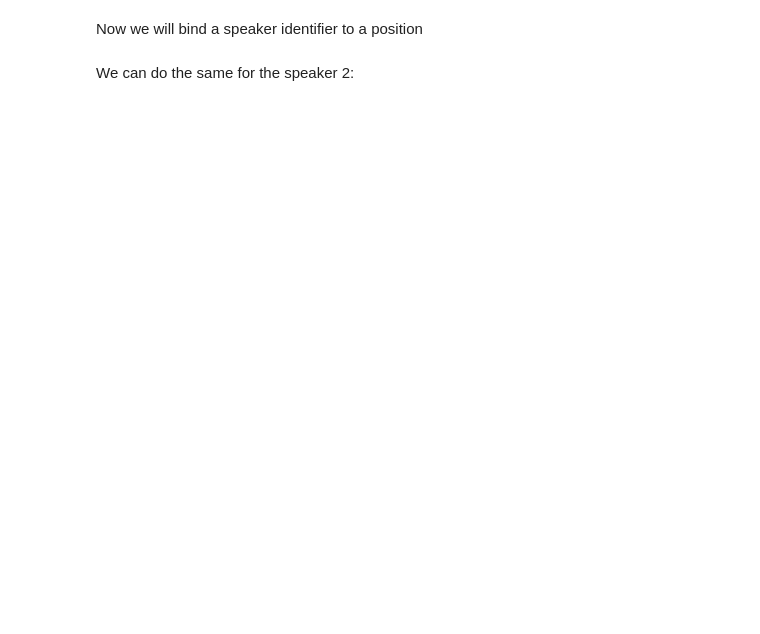
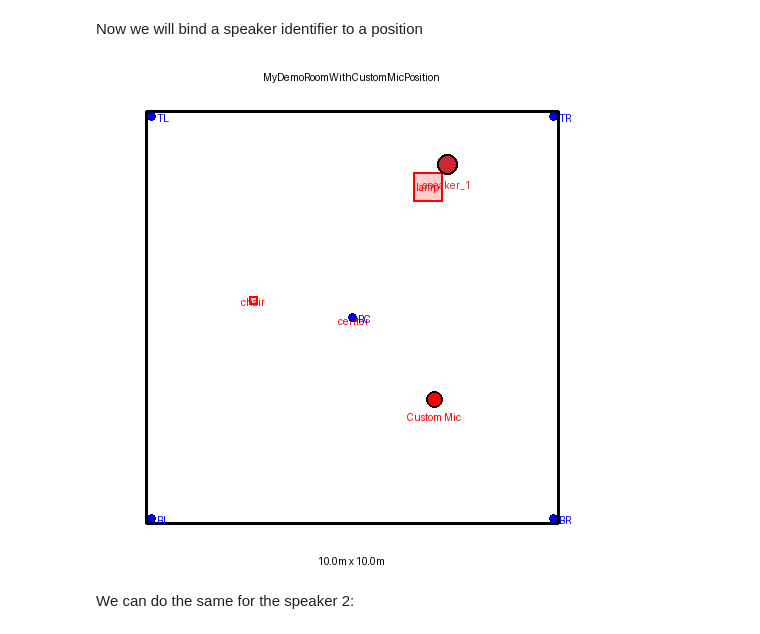
Before and after one commit to idiap/sdialog, a Jupyter notebook: tutorials/8.Rooms.ipynb, the cells around one changed output. Drawn from its saved outputs; the diff is of its cells as text; code cells hidden in the pictures; blank space fills up the shorter version.

```diff
--- a/tutorials/8.Rooms.ipynb
+++ b/tutorials/8.Rooms.ipynb
@@ -250,8 +288,10 @@ display(room.to_image())
 # %% [markdown]
 Now we will bind a speaker identifier to a position
 # %%
-room.bind_speaker_around(speaker_name="speaker_1", furniture_name="lamp")
+room.place_speaker_around_furniture(speaker_name="speaker_1", furniture_name="lamp")
 display(room.to_image())
+# %% [output]
+[figure, added]
 # %% [markdown]
 We can do the same for the speaker 2:
 # %%
```
Also changed, not shown: parts of 17 cells of this notebook, 3 other files.
